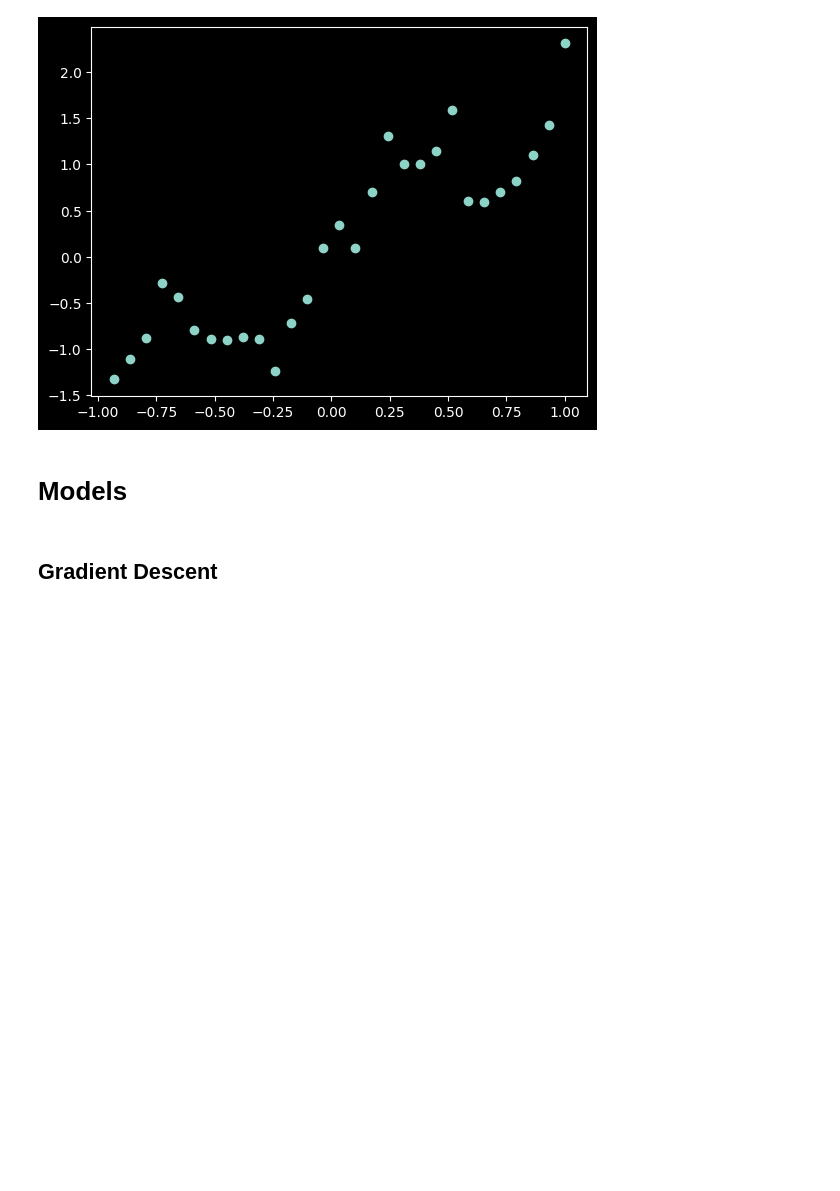
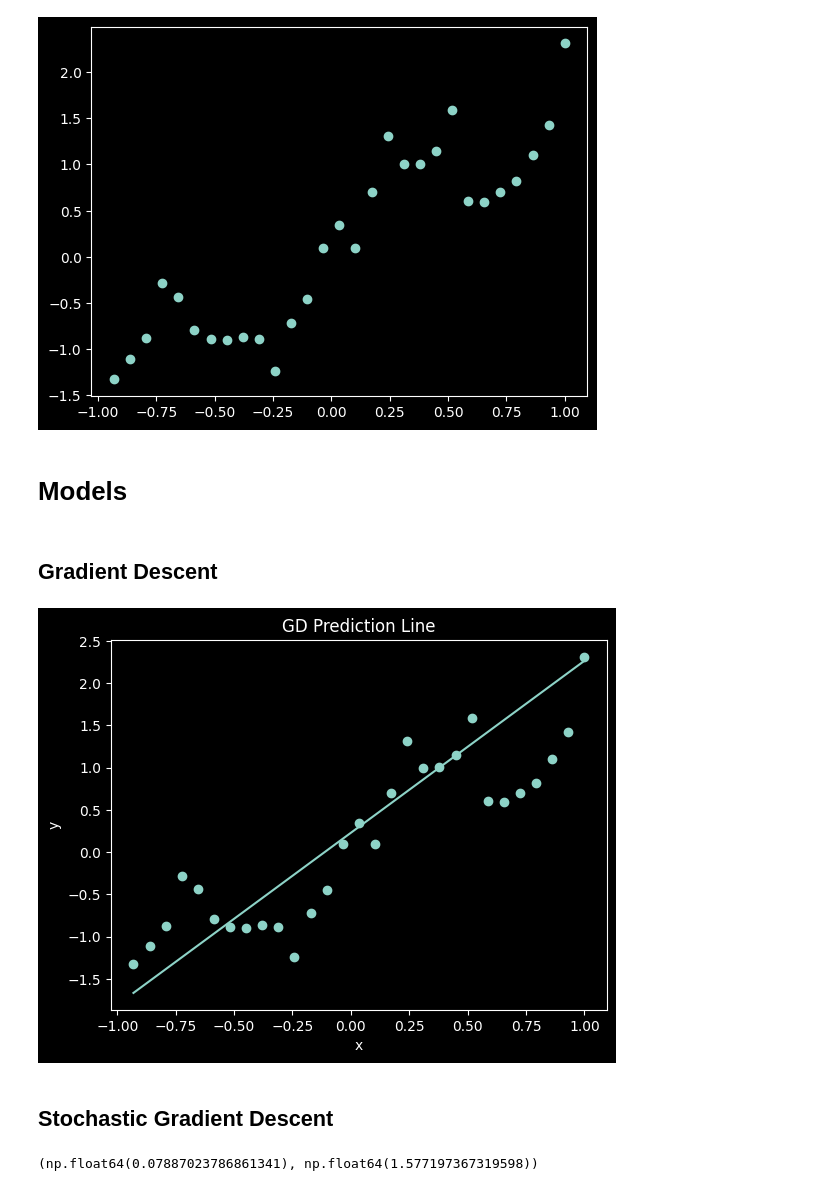
Before and after one commit to viniciuspxc/Reconhecimento_de_Padroes, a Jupyter notebook: Listas/Lista 1/Lista 01.ipynb, the cells around one changed output. Saved outputs shown, nothing was run; the diff lists cells and outputs as text; code cells hidden in the pictures; blank space fills up the shorter version.

```diff
--- a/Listas/Lista 1/Lista 01.ipynb
+++ b/Listas/Lista 1/Lista 01.ipynb
@@ -59,2 +63,16 @@ class GradientDescent:
 # %%
 GD = GradientDescent()
+# %%
+GD.fit(df['x'], df['y'])
+GD_pred = GD.predict(df['x'])
+# %%
+plt.scatter(df['x'], df['y'])
+plt.plot(df['x'], GD_pred)
+plt.xlabel('x')
+plt.ylabel('y')
+plt.title('GD Prediction Line')
+plt.show()
+# %% [output]
+[figure, added]
+# %% [markdown]
+## Stochastic Gradient Descent
@@ -60,0 +109,4 @@ GD = GradientDescent()
+# %%
+SGD.fit(df['x'], df['y'])
+# %% [output]
+(np.float64(0.07887023786861341), np.float64(1.577197367319598))
```
Also changed, not shown: parts of 29 cells of this notebook.
